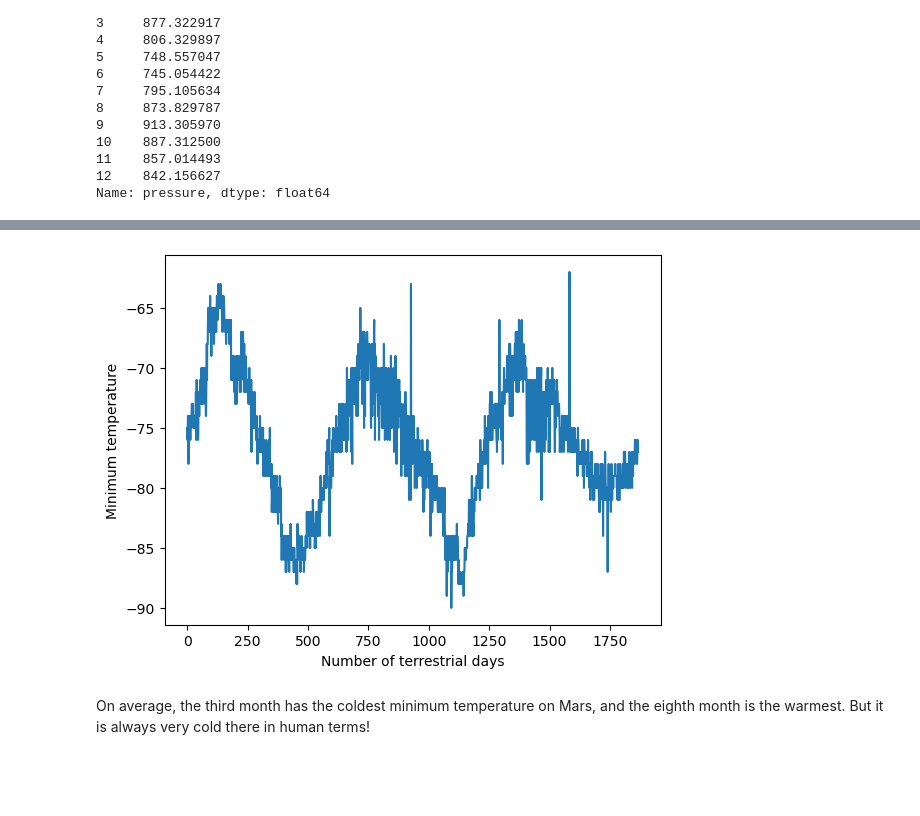
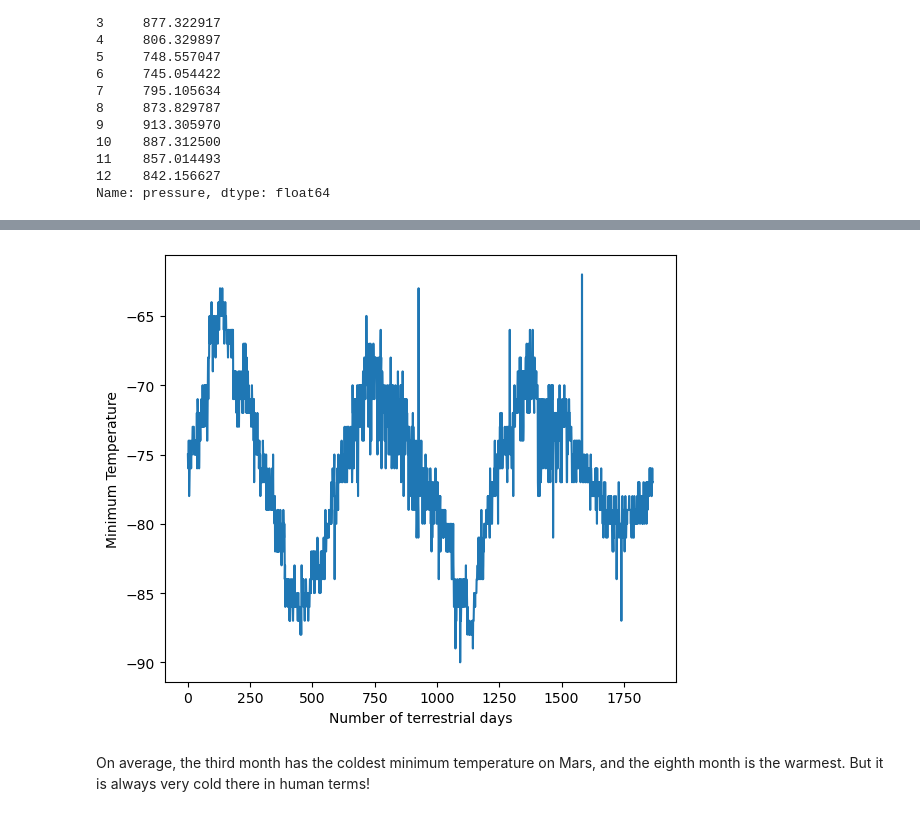
Before and after one commit to Momocat10/Module_11_Challenge, a Jupyter notebook: part_2_mars_weather.ipynb, the cells around one changed output, grey strips where cells are left out. Saved outputs shown, nothing was run; the diff lists cells and outputs as text; code cells hidden in the pictures; blank space fills up the shorter version.

```diff
--- a/part_2_mars_weather.ipynb
+++ b/part_2_mars_weather.ipynb
@@ -225,7 +220,15 @@ Name: pressure, dtype: float64
 # %%
 # 5. How many terrestrial (earth) days are there in a Martian year?
+x = range(len(temp_df['terrestrial_date']))
+y = temp_df['min_temp']
+
+plt.figure(figsize=(6, 5))
+plt.plot(x,y)
+plt.xlabel('Number of terrestrial days')
+plt.ylabel('Minimum Temperature')
+plt.tight_layout()
 # %% [output]
-[figure, old version]
+[figure, new version]
 # %% [markdown]
 On average, the third month has the coldest minimum temperature on Mars, and the eighth month is the warmest. But it is always very cold there in human terms!
 # %% [markdown]
```
Also changed, not shown: parts of 7 cells of this notebook, 2 other files.
